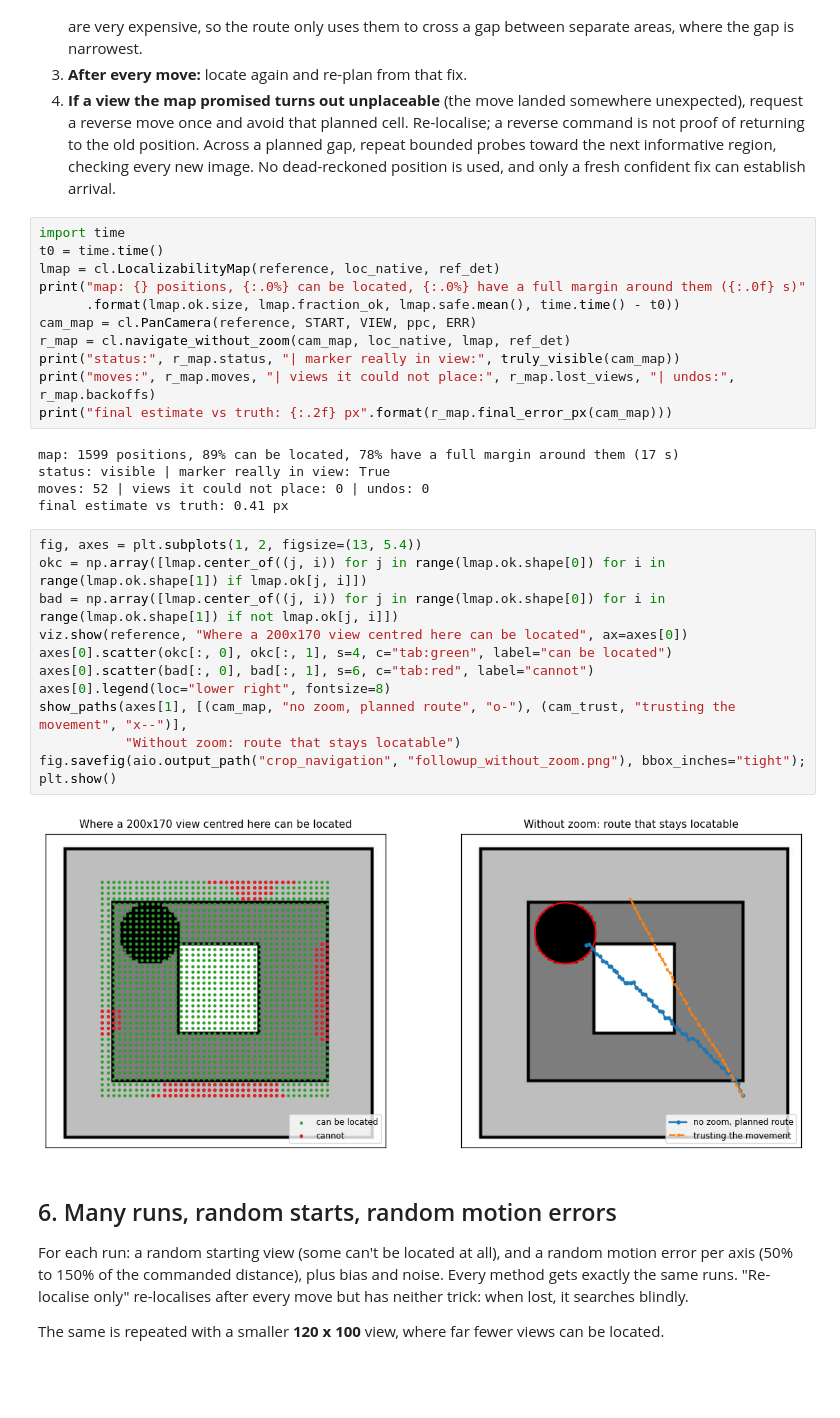
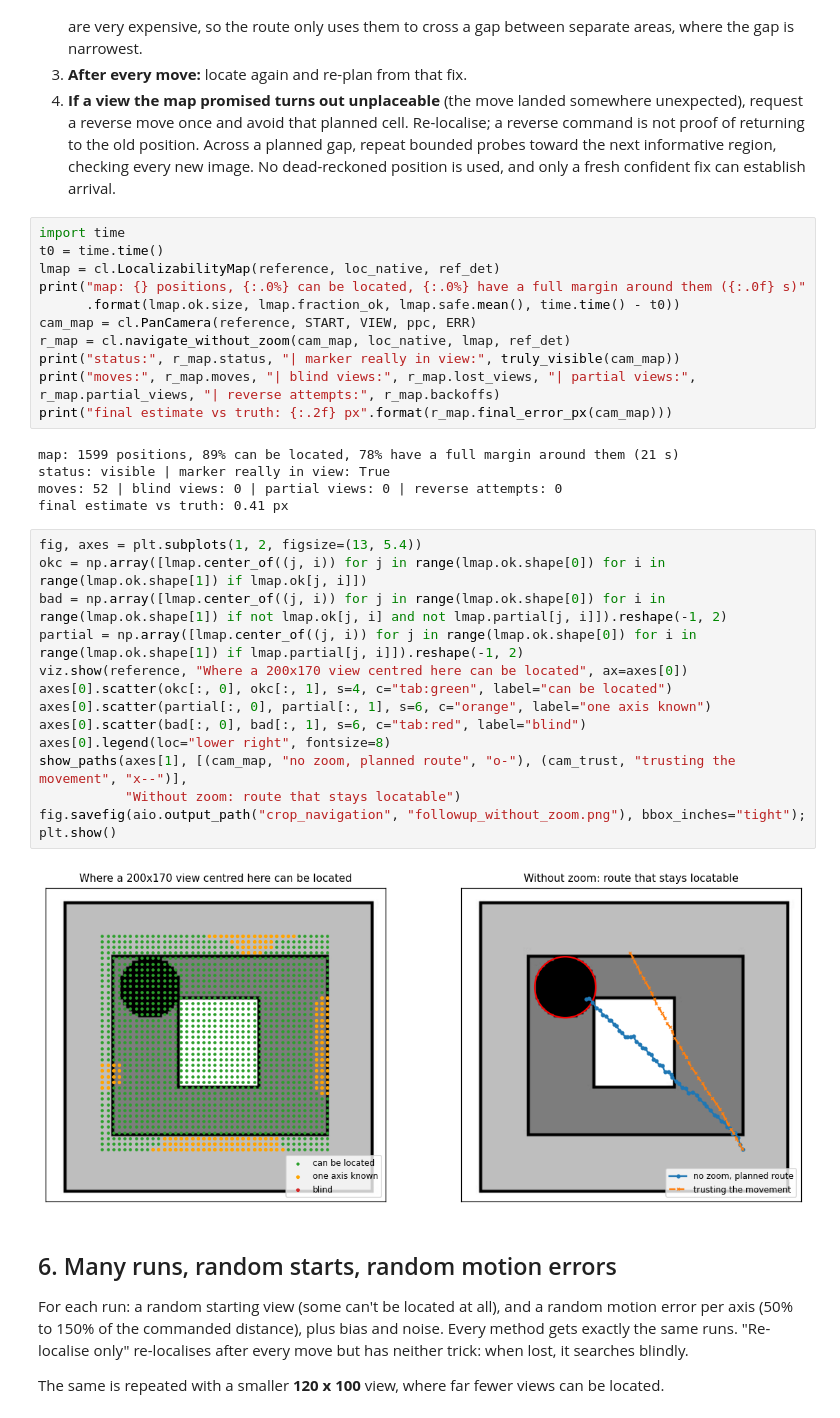
Before and after one commit to ard12/Aulespace, a Jupyter notebook: AULE_ComputerVisionChallenge/notebooks/05_closed_loop_crop_navigation.ipynb, the cells around one changed output. Cells and saved outputs as stored; diff of their text form; blank space fills up the shorter version.

```diff
--- a/AULE_ComputerVisionChallenge/notebooks/05_closed_loop_crop_navigation.ipynb
+++ b/AULE_ComputerVisionChallenge/notebooks/05_closed_loop_crop_navigation.ipynb
@@ -299,26 +299,28 @@ print("map: {} positions, {:.0%} can be located, {:.0%} have a full margin aroun
 cam_map = cl.PanCamera(reference, START, VIEW, ppc, ERR)
 r_map = cl.navigate_without_zoom(cam_map, loc_native, lmap, ref_det)
 print("status:", r_map.status, "| marker really in view:", truly_visible(cam_map))
-print("moves:", r_map.moves, "| views it could not place:", r_map.lost_views, "| undos:", r_map.backoffs)
+print("moves:", r_map.moves, "| blind views:", r_map.lost_views, "| partial views:", r_map.partial_views, "| reverse attempts:", r_map.backoffs)
 print("final estimate vs truth: {:.2f} px".format(r_map.final_error_px(cam_map)))
 # %% [output]
-map: 1599 positions, 89% can be located, 78% have a full margin around them (17 s)
+map: 1599 positions, 89% can be located, 78% have a full margin around them (21 s)
 status: visible | marker really in view: True
-moves: 52 | views it could not place: 0 | undos: 0
+moves: 52 | blind views: 0 | partial views: 0 | reverse attempts: 0
 final estimate vs truth: 0.41 px
 # %%
 fig, axes = plt.subplots(1, 2, figsize=(13, 5.4))
 okc = np.array([lmap.center_of((j, i)) for j in range(lmap.ok.shape[0]) for i in range(lmap.ok.shape[1]) if lmap.ok[j, i]])
-bad = np.array([lmap.center_of((j, i)) for j in range(lmap.ok.shape[0]) for i in range(lmap.ok.shape[1]) if not lmap.ok[j, i]])
+bad = np.array([lmap.center_of((j, i)) for j in range(lmap.ok.shape[0]) for i in range(lmap.ok.shape[1]) if not lmap.ok[j, i] and not lmap.partial[j, i]]).reshape(-1, 2)
+partial = np.array([lmap.center_of((j, i)) for j in range(lmap.ok.shape[0]) for i in range(lmap.ok.shape[1]) if lmap.partial[j, i]]).reshape(-1, 2)
 viz.show(reference, "Where a 200x170 view centred here can be located", ax=axes[0])
 axes[0].scatter(okc[:, 0], okc[:, 1], s=4, c="tab:green", label="can be located")
-axes[0].scatter(bad[:, 0], bad[:, 1], s=6, c="tab:red", label="cannot")
+axes[0].scatter(partial[:, 0], partial[:, 1], s=6, c="orange", label="one axis known")
+axes[0].scatter(bad[:, 0], bad[:, 1], s=6, c="tab:red", label="blind")
 axes[0].legend(loc="lower right", fontsize=8)
 show_paths(axes[1], [(cam_map, "no zoom, planned route", "o-"), (cam_trust, "trusting the movement", "x--")],
            "Without zoom: route that stays locatable")
 fig.savefig(aio.output_path("crop_navigation", "followup_without_zoom.png"), bbox_inches="tight"); plt.show()
 # %% [output]
-[figure, old version]
+[figure, new version]
 # %% [markdown]
 ## 6. Many runs, random starts, random motion errors
 
```
Also changed, not shown: parts of 6 cells of this notebook, 24 other files.
